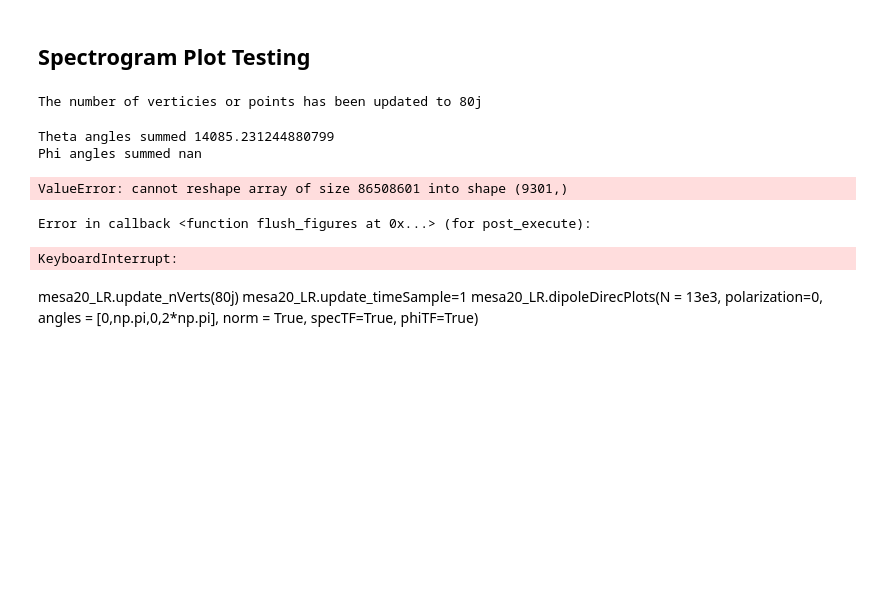
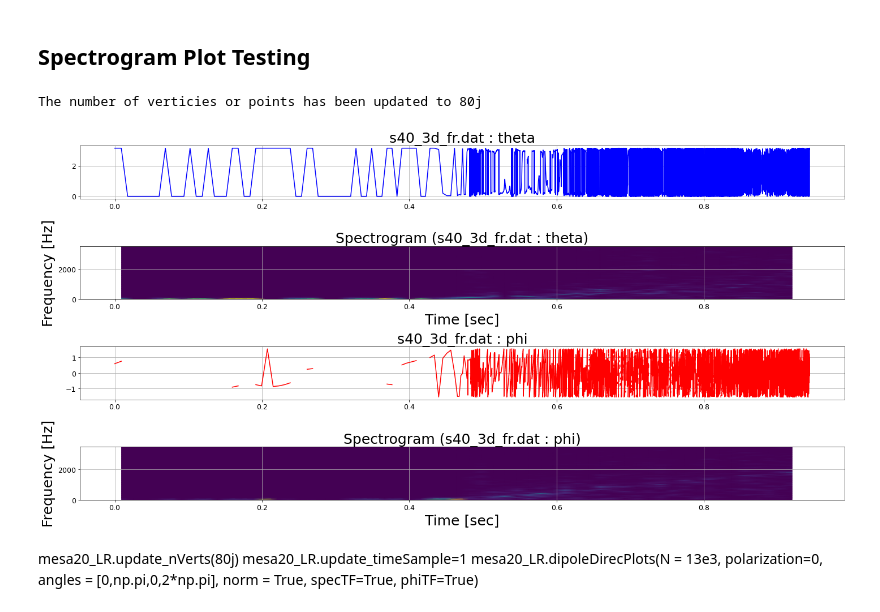
Before and after one commit to StevenVC/PajkosSummerResearch, a Jupyter notebook: programs/TempCompleteSystem.ipynb, the cells around one changed output. Cells and saved outputs as stored; diff of their text form; code cells hidden in the pictures; blank space fills up the shorter version.

```diff
--- a/programs/TempCompleteSystem.ipynb
+++ b/programs/TempCompleteSystem.ipynb
@@ -548,14 +601,10 @@ mesa20_LR.maxStrainScatterPlot('3DScatter_mesa20_LR_cross_Normalized_','Animatio
 # %%
 s40_fr.update_nVerts(80j)
 s40_fr.update_timeSample=5
-s40_fr.dipoleDirecPlots(N = 13e3, polarization=0, angles = [0,np.pi,0,2*np.pi], norm = True, specTF=True, phiTF=True)
+s40_fr.dipoleDirecPlots(N = 13e3, polarization=0, angles = [0,np.pi,0,2*np.pi], figSize=(20,10), norm = True, specTF=True, phiTF=True)
 # %% [output]
 The number of verticies or points has been updated to 80j
-Theta angles summed 14085.231244880799
-Phi angles summed nan
-ValueError: cannot reshape array of size 86508601 into shape (9301,)
-Error in callback <function flush_figures at 0x...> (for post_execute):
-KeyboardInterrupt:
+[figure, added]
 # %% [markdown]
 mesa20_LR.update_nVerts(80j)
 mesa20_LR.update_timeSample=1
```
Also changed, not shown: parts of 13 cells of this notebook.
